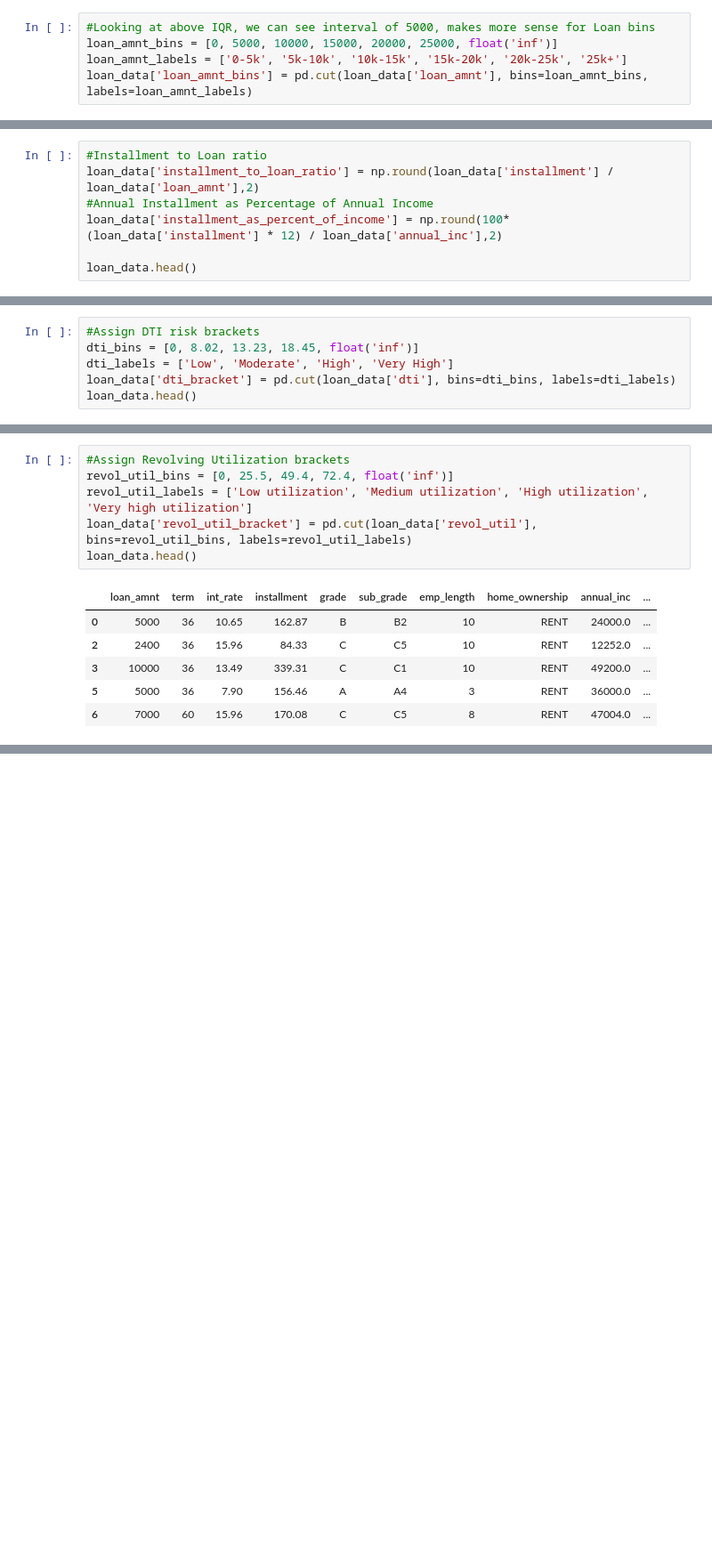
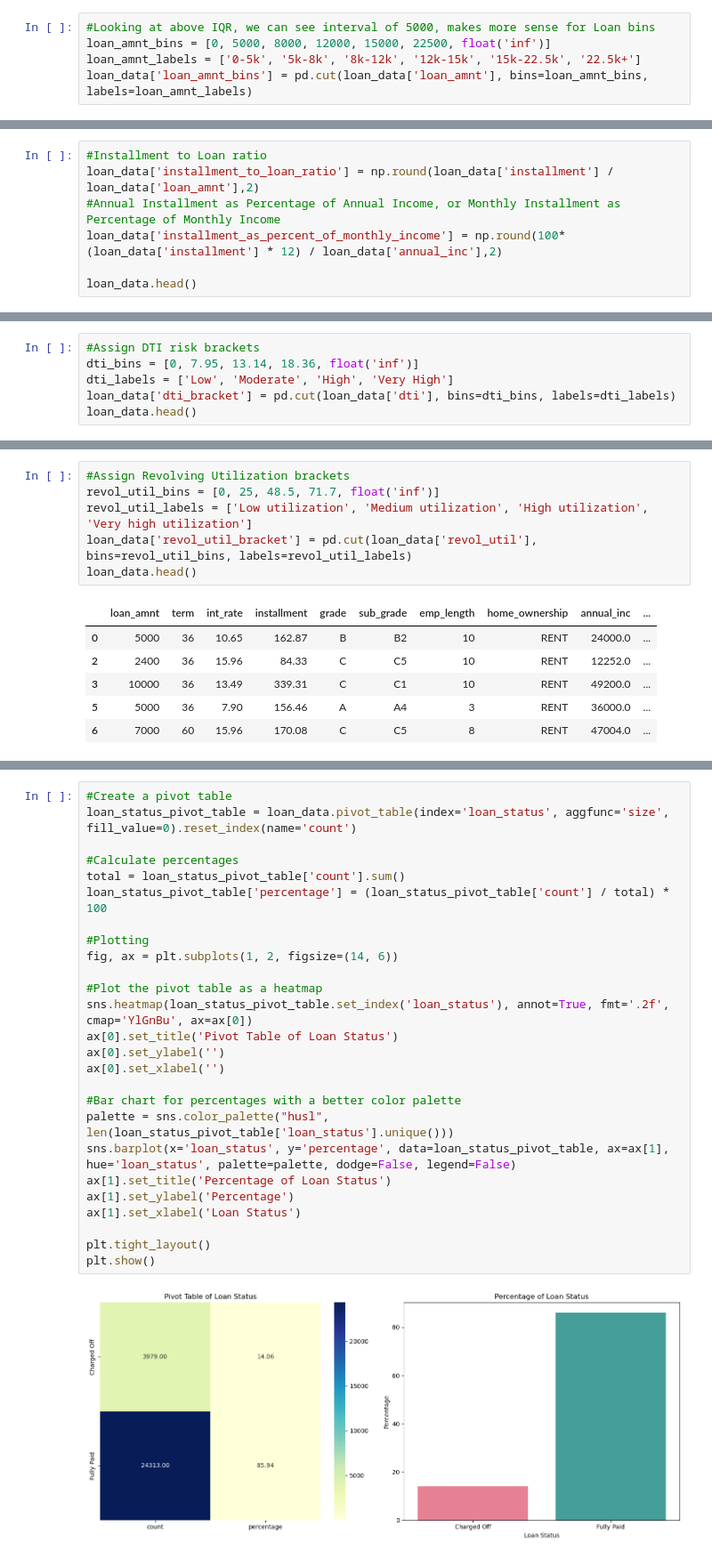
Before and after one commit to RahulMukeshSingh/Lending-Club-Case-Study, a Jupyter notebook: Rahul_Singh.ipynb, the cells around one changed output, grey strips where cells are left out. Shown at 89% size. Drawn from its saved outputs; the diff is of its cells as text; blank space fills up the shorter version.

```diff
--- a/Rahul_Singh.ipynb
+++ b/Rahul_Singh.ipynb
@@ -821,7 +876,7 @@ Name: loan_amnt, dtype: float64
 # %%
 #Looking at above IQR, we can see interval of 5000, makes more sense for Loan bins
-loan_amnt_bins = [0, 5000, 10000, 15000, 20000, 25000, float('inf')]
-loan_amnt_labels = ['0-5k', '5k-10k', '10k-15k', '15k-20k', '20k-25k', '25k+']
+loan_amnt_bins = [0, 5000, 8000, 12000, 15000, 22500, float('inf')]
+loan_amnt_labels = ['0-5k', '5k-8k', '8k-12k', '12k-15k', '15k-22.5k', '22.5k+']
 loan_data['loan_amnt_bins'] = pd.cut(loan_data['loan_amnt'], bins=loan_amnt_bins, labels=loan_amnt_labels)
 # %%
 #Loan Amount to Income Ratio
@@ -841,8 +896,8 @@ loan_data.head()
 # %%
 #Installment to Loan ratio
 loan_data['installment_to_loan_ratio'] = np.round(loan_data['installment'] / loan_data['loan_amnt'],2)
-#Annual Installment as Percentage of Annual Income
-loan_data['installment_as_percent_of_income'] = np.round(100*(loan_data['installment'] * 12) / loan_data['annual_inc'],2)
+#Annual Installment as Percentage of Annual Income, or Monthly Installment as Percentage of Monthly Income
+loan_data['installment_as_percent_of_monthly_income'] = np.round(100*(loan_data['installment'] * 12) / loan_data['annual_inc'],2)
 
 loan_data.head()
 # %% [output]
@@ -903,7 +929,7 @@ Name: dti, dtype: float64
 [figure]
 # %%
 #Assign DTI risk brackets
-dti_bins = [0, 8.02, 13.23, 18.45, float('inf')]
+dti_bins = [0, 7.95, 13.14, 18.36, float('inf')]
 dti_labels = ['Low', 'Moderate', 'High', 'Very High']
 loan_data['dti_bracket'] = pd.cut(loan_data['dti'], bins=dti_bins, labels=dti_labels)
 loan_data.head()
@@ -935,6 +963,6 @@ Name: revol_util, dtype: float64
 # %%
 #Assign Revolving Utilization brackets
-revol_util_bins = [0, 25.5, 49.4, 72.4, float('inf')]
+revol_util_bins = [0, 25, 48.5, 71.7, float('inf')]
 revol_util_labels = ['Low utilization', 'Medium utilization', 'High utilization', 'Very high utilization']
 loan_data['revol_util_bracket'] = pd.cut(loan_data['revol_util'], bins=revol_util_bins, labels=revol_util_labels)
 loan_data.head()
@@ -947,0 +979,28 @@ loan_data.head()
+# %%
+#Create a pivot table
+loan_status_pivot_table = loan_data.pivot_table(index='loan_status', aggfunc='size', fill_value=0).reset_index(name='count')
+
+#Calculate percentages
+total = loan_status_pivot_table['count'].sum()
+loan_status_pivot_table['percentage'] = (loan_status_pivot_table['count'] / total) * 100
+
+#Plotting
+fig, ax = plt.subplots(1, 2, figsize=(14, 6))
+
+#Plot the pivot table as a heatmap
+sns.heatmap(loan_status_pivot_table.set_index('loan_status'), annot=True, fmt='.2f', cmap='YlGnBu', ax=ax[0])
+ax[0].set_title('Pivot Table of Loan Status')
+ax[0].set_ylabel('')
+ax[0].set_xlabel('')
+
+#Bar chart for percentages with a better color palette
+palette = sns.color_palette("husl", len(loan_status_pivot_table['loan_status'].unique()))
+sns.barplot(x='loan_status', y='percentage', data=loan_status_pivot_table, ax=ax[1], hue='loan_status', palette=palette, dodge=False, legend=False)
+ax[1].set_title('Percentage of Loan Status')
+ax[1].set_ylabel('Percentage')
+ax[1].set_xlabel('Loan Status')
+
+plt.tight_layout()
+plt.show()
+# %% [output]
+[figure, added]
```
Also changed, not shown: parts of 90 cells of this notebook.
